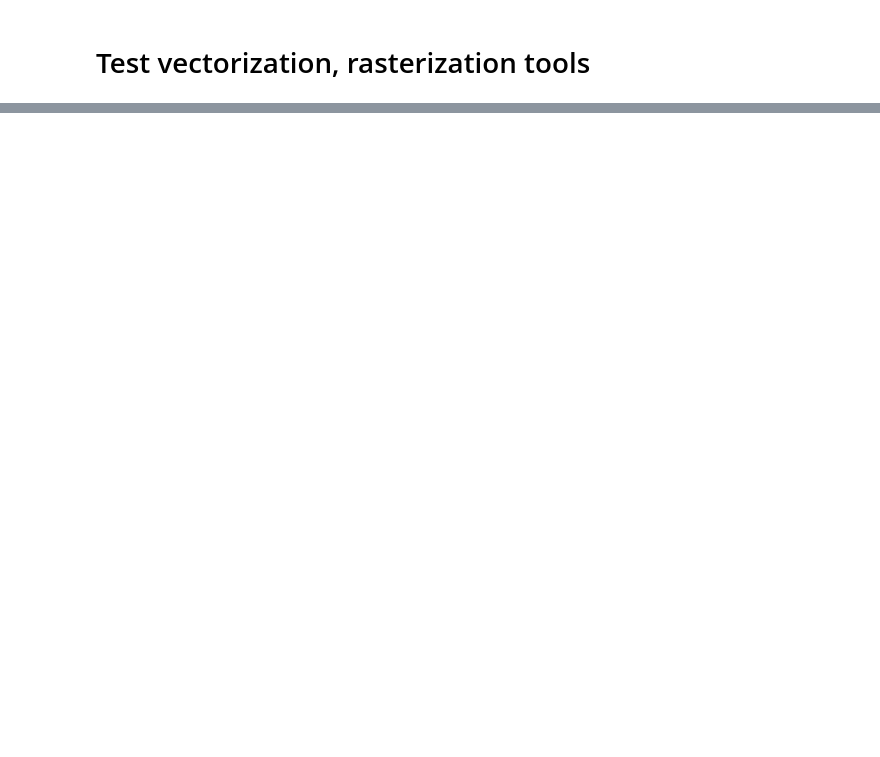
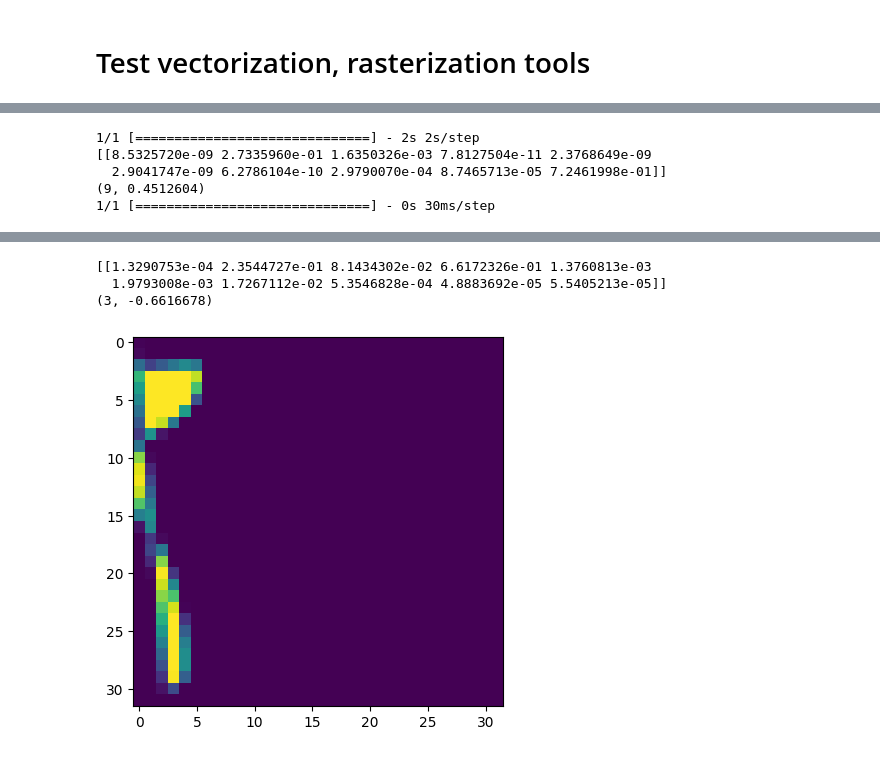
Before and after one commit to ast-fortiss-tum/deepjanus, a Jupyter notebook: DeepJanus-SVHN-gray/Untitled.ipynb, the cells around one changed output, grey strips where cells are left out. Saved outputs shown, nothing was run; the diff lists cells and outputs as text; code cells hidden in the pictures; blank space fills up the shorter version.

```diff
--- a/DeepJanus-SVHN-gray/Untitled.ipynb
+++ b/DeepJanus-SVHN-gray/Untitled.ipynb
@@ -20,0 +36,12 @@ To enable the following instructions: AVX2 AVX_VNNI FMA, in other operations, re
+# %%
+image_generated_temp = np.load("runs/run_1721924295/archive/mbr2160.npy")
+plt.imshow(np.reshape(image_generated_temp,(img_rows, img_cols )))
+print(Predictor.model.predict(image_generated_temp))
+print(Predictor.predict_single(image_generated_temp , 9))
+
+
+image_generated_temp2 = np.load("runs/run_1721923141/archive/mbr287.npy")
+plt.imshow(np.reshape(image_generated_temp2,(img_rows, img_cols )))
+print(Predictor.model.predict(image_generated_temp2))
+print(Predictor.predict_single(image_generated_temp2 , 9))
+# %% [output]
@@ -20,0 +49,5 @@ To enable the following instructions: AVX2 AVX_VNNI FMA, in other operations, re
+1/1 [==============================] - 2s 2s/step
+[[8.5325720e-09 2.7335960e-01 1.6350326e-03 7.8127504e-11 2.3768649e-09
+  2.9041747e-09 6.2786104e-10 2.9790070e-04 8.7465713e-05 7.2461998e-01]]
+(9, 0.4512604)
+1/1 [==============================] - 0s 30ms/step
@@ -20,0 +55,4 @@ To enable the following instructions: AVX2 AVX_VNNI FMA, in other operations, re
+[[1.3290753e-04 2.3544727e-01 8.1434302e-02 6.6172326e-01 1.3760813e-03
+  1.9793008e-03 1.7267112e-02 5.3546828e-04 4.8883692e-05 5.5405213e-05]]
+(3, -0.6616678)
+[figure, added]
```
Also changed, not shown: parts of 10 cells of this notebook, 4 other files.
